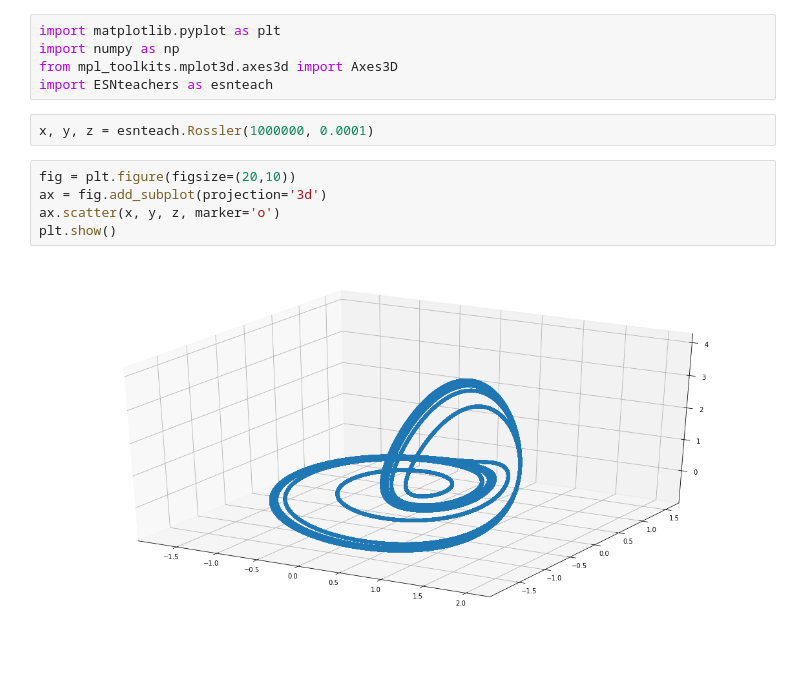
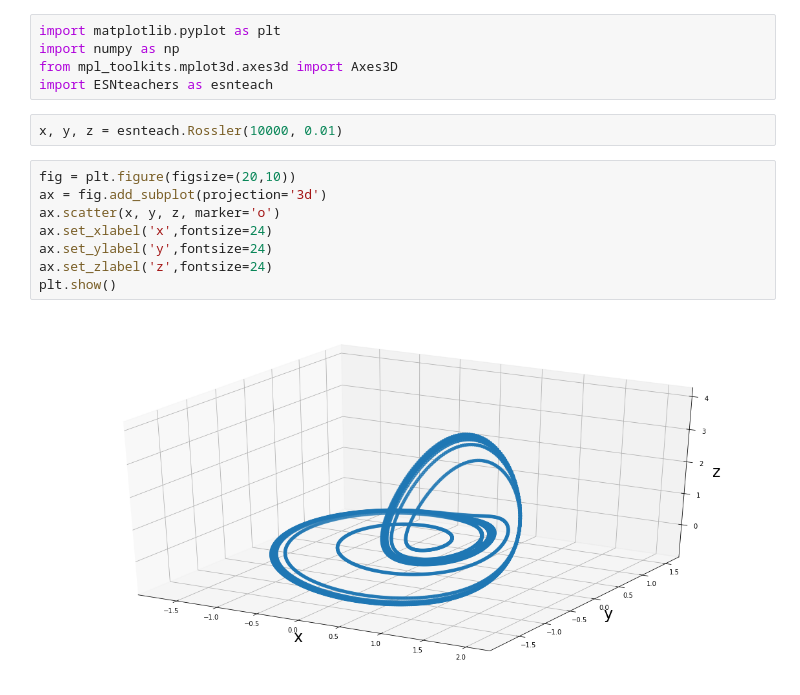
Before and after one commit to joshdey/Thesis, a Jupyter notebook: Code/RosslerAttractor.ipynb, the cells around one changed output. Saved outputs shown, nothing was run; the diff lists cells and outputs as text; blank space fills up the shorter version.

```diff
--- a/Code/RosslerAttractor.ipynb
+++ b/Code/RosslerAttractor.ipynb
@@ -4,11 +4,14 @@ import numpy as np
 from mpl_toolkits.mplot3d.axes3d import Axes3D
 import ESNteachers as esnteach
 # %%
-x, y, z = esnteach.Rossler(1000000, 0.0001)
+x, y, z = esnteach.Rossler(10000, 0.01)
 # %%
 fig = plt.figure(figsize=(20,10))
 ax = fig.add_subplot(projection='3d')
 ax.scatter(x, y, z, marker='o')
+ax.set_xlabel('x',fontsize=24)
+ax.set_ylabel('y',fontsize=24)
+ax.set_zlabel('z',fontsize=24)
 plt.show()
 # %% [output]
-[figure, old version]
+[figure, new version]
```
